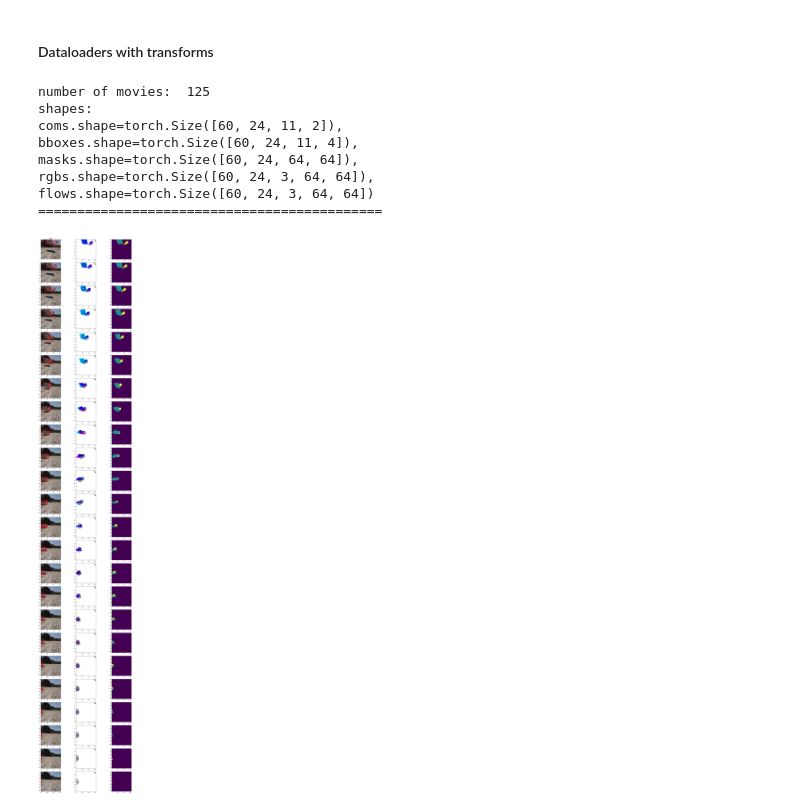
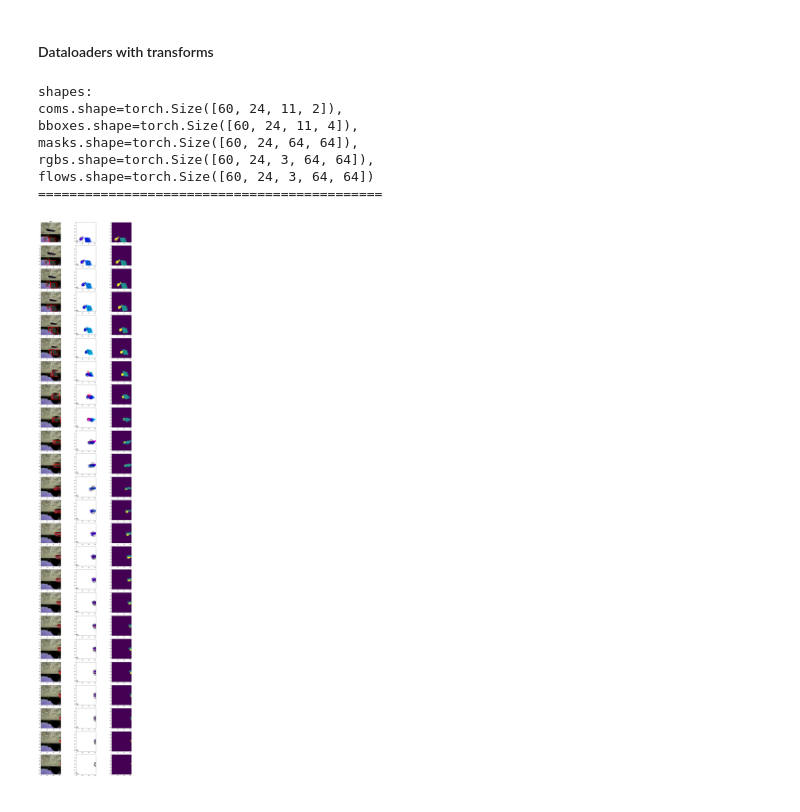
Before and after one commit to MasHBRS/VideoTracker, a Jupyter notebook: src/loader/dataLoader.ipynb, the cells around one changed output. Drawn from its saved outputs; the diff is of its cells as text; code cells hidden in the pictures.

Commit message:
data augmentation is good.

```diff
--- a/src/loader/dataLoader.ipynb
+++ b/src/loader/dataLoader.ipynb
@@ -18,7 +18,7 @@ video_dataset=VideoDataset(path,split='validation',is_test_dataset=False,number_
 print("number of movies: ",len(video_dataset))
 video_loader = DataLoader(dataset=video_dataset,
                             batch_size=60,
-                            shuffle=False)
+                            shuffle=True)
 %load_ext autoreload
 %autoreload 2
 # %% [output]
@@ -30,9 +28,11 @@ The autoreload extension is already loaded. To reload it, use:
 # %% [markdown]
 #### Initial dataloader usage
 # %%
+# RGB input to this function is normalized so it should be multiplied by 255 to display the rgb correctly.
 def displayData(video_loader):
     iterator=iter(video_loader)
     coms,bboxes,masks,rgbs,flows=next(iterator)
+    rgbs=rgbs*255
     print(f"shapes: \r\n{coms.shape=},\r\n{bboxes.shape=},\r\n{masks.shape=},\r\n{rgbs.shape=},\r\n{flows.shape=}\r\n============================================")
 
     fig, ax = plt.subplots(number_of_frames_per_video, 3, figsize=(15, 24*3 ))
@@ -70,5 +70,3 @@ def displayData(video_loader):
 
     plt.tight_layout()
     plt.show()
-
-displayData(video_loader)
@@ -86,30 +75,40 @@ flows.shape=torch.Size([60, 24, 3, 128, 128])
 # %%
 import sys
 import os
 import shutil
 sys.path.append(os.path.abspath(".."))
-from loader.transforms import Composition,CustomResize,RandomHorizontalFlip,RandomVerticalFlip
-transform_composition = Composition([CustomResize((64,64)),RandomVerticalFlip(0.6),RandomHorizontalFlip(0.6)])
+from loader.transforms import RGBNormalizer,Composition,CustomResize,RandomHorizontalFlip,RandomVerticalFlip,CustomColorJitter
+transform_composition = Composition([
+                                        RGBNormalizer(),
+                                        CustomResize((64,64)),
+                                        RandomVerticalFlip(0.6),
+                                        RandomHorizontalFlip(0.6),
+                                        CustomColorJitter(
+                                            brightness=(0.8, 1.2),
+                                            hue=(-0.3, 0.3),
+                                            contrast=(0.6, 1.8),
+                                            saturation=(0.5, 1.5)
+                                        )
+                                    ])
 
 video_dataset=VideoDataset(path,
                             split='validation',
                             is_test_dataset=False,
                             number_of_frames_per_video=number_of_frames_per_video,
                             max_objects_in_scene=max_objects_in_scene,
                             halve_dataset=True,
                             transforms=transform_composition)
-print("number of movies: ",len(video_dataset))
+
 video_loader = DataLoader(dataset=video_dataset,
                             batch_size=60,
                             shuffle=False)
 displayData(video_loader)
 # %% [output]
-number of movies:  125
 shapes:
 coms.shape=torch.Size([60, 24, 11, 2]),
 bboxes.shape=torch.Size([60, 24, 11, 4]),
 masks.shape=torch.Size([60, 24, 64, 64]),
 rgbs.shape=torch.Size([60, 24, 3, 64, 64]),
 flows.shape=torch.Size([60, 24, 3, 64, 64])
 ============================================
-[figure, old version]
+[figure, new version]
```
Also changed, not shown: parts of 2 cells of this notebook, 1 other file.
